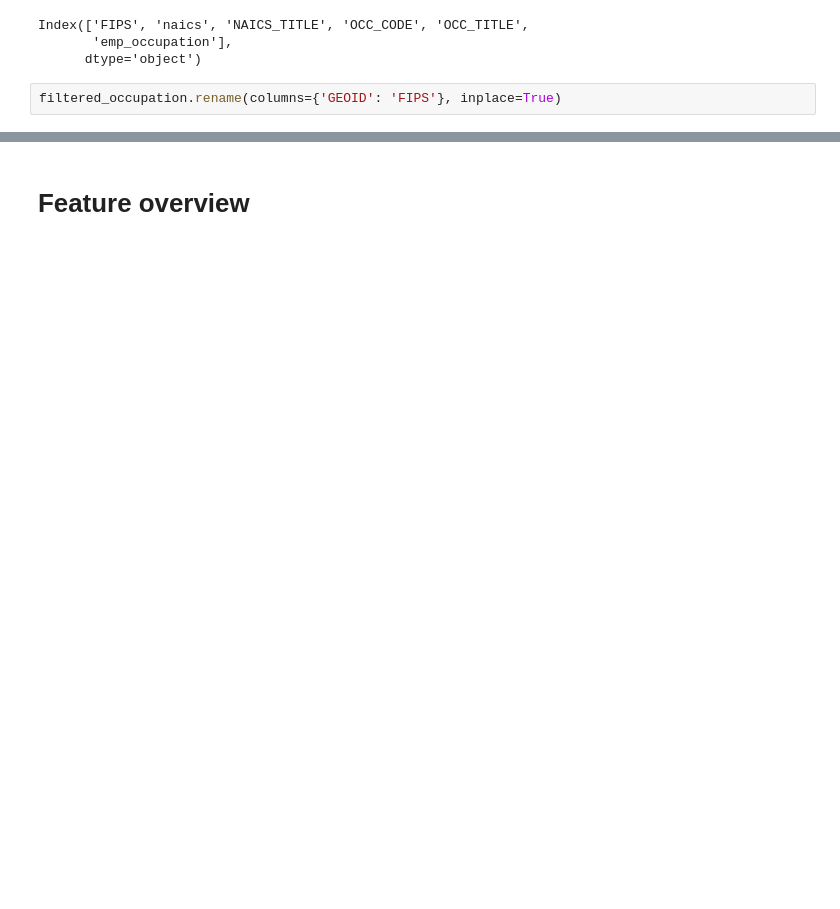
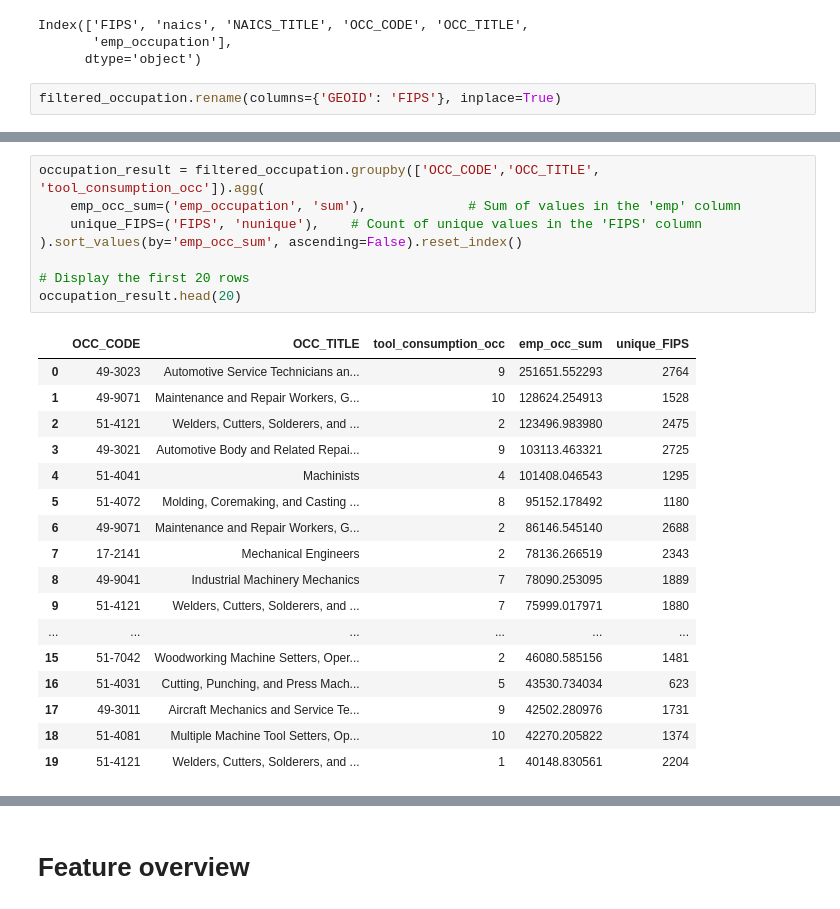
Before and after one commit to motasem00/data-driven-modelling, a Jupyter notebook: notebooks/data_preparation.ipynb, the cells around one changed output, grey strips where cells are left out. Saved outputs shown, nothing was run; the diff lists cells and outputs as text; blank space fills up the shorter version.

```diff
--- a/notebooks/data_preparation.ipynb
+++ b/notebooks/data_preparation.ipynb
@@ -272,0 +413,26 @@ print(naics_top_metall)
+# %%
+occupation_result = filtered_occupation.groupby(['OCC_CODE','OCC_TITLE', 'tool_consumption_occ']).agg(
+    emp_occ_sum=('emp_occupation', 'sum'),             # Sum of values in the 'emp' column
+    unique_FIPS=('FIPS', 'nunique'),    # Count of unique values in the 'FIPS' column
+).sort_values(by='emp_occ_sum', ascending=False).reset_index()
+
+# Display the first 20 rows
+occupation_result.head(20)
+# %% [output]
+|  | OCC_CODE | OCC_TITLE | tool_consumption_occ | emp_occ_sum | unique_FIPS |
+| 0 | 49-3023 | Automotive Service Technicians an... | 9 | 251651.552293 | 2764 |
+| 1 | 49-9071 | Maintenance and Repair Workers, G... | 10 | 128624.254913 | 1528 |
+| 2 | 51-4121 | Welders, Cutters, Solderers, and ... | 2 | 123496.983980 | 2475 |
+| 3 | 49-3021 | Automotive Body and Related Repai... | 9 | 103113.463321 | 2725 |
+| 4 | 51-4041 | Machinists | 4 | 101408.046543 | 1295 |
+| 5 | 51-4072 | Molding, Coremaking, and Casting ... | 8 | 95152.178492 | 1180 |
+| 6 | 49-9071 | Maintenance and Repair Workers, G... | 2 | 86146.545140 | 2688 |
+| 7 | 17-2141 | Mechanical Engineers | 2 | 78136.266519 | 2343 |
+| 8 | 49-9041 | Industrial Machinery Mechanics | 7 | 78090.253095 | 1889 |
+| 9 | 51-4121 | Welders, Cutters, Solderers, and ... | 7 | 75999.017971 | 1880 |
+| ... | ... | ... | ... | ... | ... |
+| 15 | 51-7042 | Woodworking Machine Setters, Oper... | 2 | 46080.585156 | 1481 |
+| 16 | 51-4031 | Cutting, Punching, and Press Mach... | 5 | 43530.734034 | 623 |
+| 17 | 49-3011 | Aircraft Mechanics and Service Te... | 9 | 42502.280976 | 1731 |
+| 18 | 51-4081 | Multiple Machine Tool Setters, Op... | 10 | 42270.205822 | 1374 |
+| 19 | 51-4121 | Welders, Cutters, Solderers, and ... | 1 | 40148.830561 | 2204 |
```
Also changed, not shown: parts of 62 cells of this notebook.
